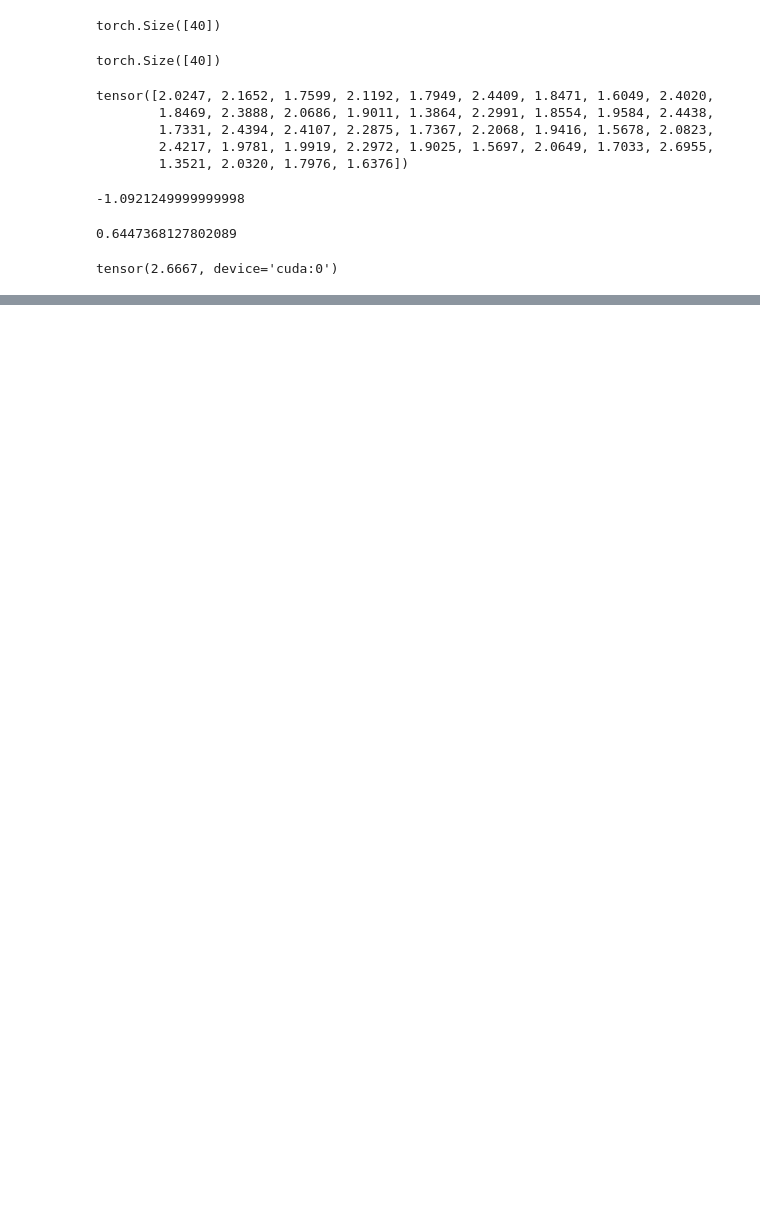
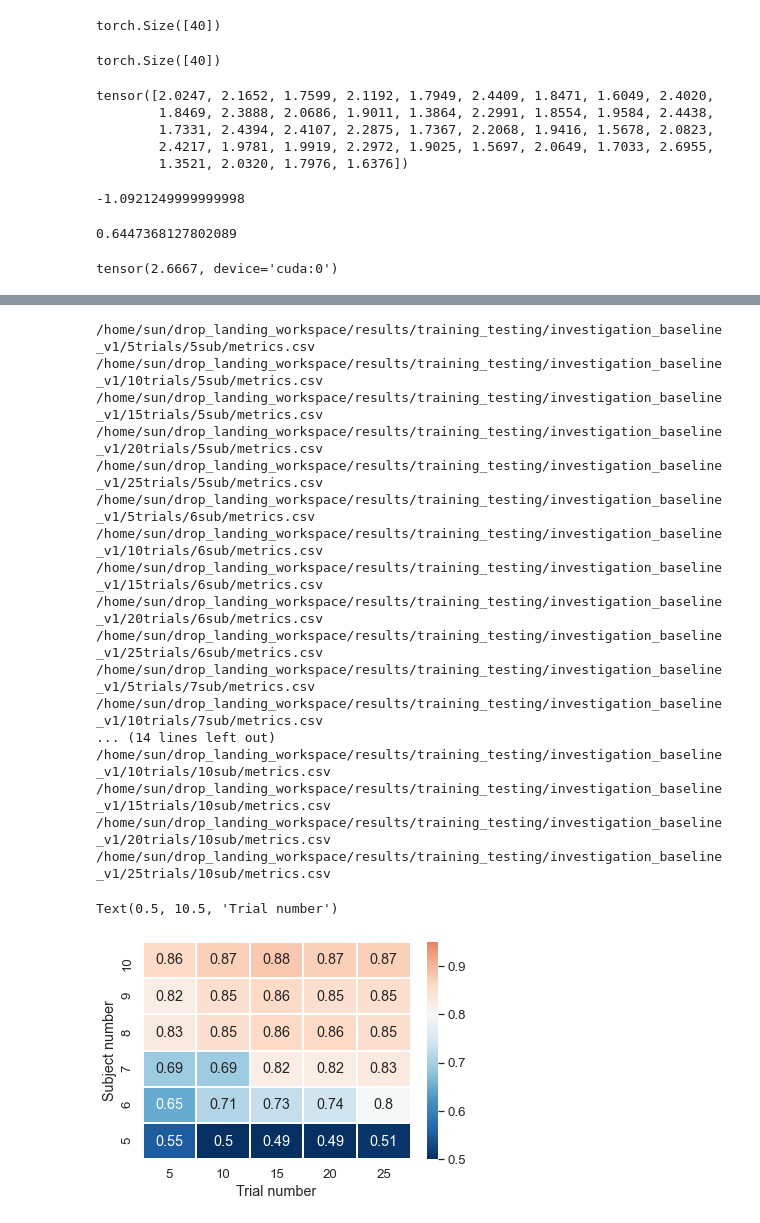
Before and after one commit to sunzhon/transfer_learning_for_droplanding, a Jupyter notebook: jupyter-lab/tf_results_analysis.ipynb, the cells around one changed output, grey strips where cells are left out. Saved outputs shown, nothing was run; the diff lists cells and outputs as text; code cells hidden in the pictures; blank space fills up the shorter version.

```diff
--- a/jupyter-lab/tf_results_analysis.ipynb
+++ b/jupyter-lab/tf_results_analysis.ipynb
@@ -948,0 +1028,34 @@ tensor([-1.6667, -0.6667,  0.3333,  4.3333, -0.6667, -1.6667], device='cuda:0')
+# %%
+# baseline
+combination_investigation_results = [
+    os.path.join(RESULTS_PATH, "training_testing","investigation_baseline_v1",str(trial_idx)+"trials",str(sub_idx)+"sub","testing_result_folders.txt") for sub_idx in range(5,11,1) for trial_idx in range(5,26,5)
+]
+combination_investigation_metrics = [os.path.join(os.path.dirname(folder),"metrics.csv") for folder in combination_investigation_results]
+filters={'drop_value':0.1,'sort_variable':'r2'}
+filters={}
+metrics = parase_list_investigation_metrics(combination_investigation_metrics,**filters)
+
+data = metrics[['trial_num','subject_num','r2']].groupby(['subject_num','trial_num']).mean().round(2).reset_index().pivot('subject_num','trial_num')['r2']
+ax = sns.heatmap(data, vmin=0.5, vmax=0.95,cmap="RdBu_r",center=0.8,annot=True,linewidths=0.3).invert_yaxis()
+plt.ylabel('Subject number')
+plt.xlabel('Trial number')
+# %% [output]
+/home/sun/drop_landing_workspace/results/training_testing/investigation_baseline_v1/5trials/5sub/metrics.csv
+/home/sun/drop_landing_workspace/results/training_testing/investigation_baseline_v1/10trials/5sub/metrics.csv
+/home/sun/drop_landing_workspace/results/training_testing/investigation_baseline_v1/15trials/5sub/metrics.csv
+/home/sun/drop_landing_workspace/results/training_testing/investigation_baseline_v1/20trials/5sub/metrics.csv
+/home/sun/drop_landing_workspace/results/training_testing/investigation_baseline_v1/25trials/5sub/metrics.csv
+/home/sun/drop_landing_workspace/results/training_testing/investigation_baseline_v1/5trials/6sub/metrics.csv
+/home/sun/drop_landing_workspace/results/training_testing/investigation_baseline_v1/10trials/6sub/metrics.csv
+/home/sun/drop_landing_workspace/results/training_testing/investigation_baseline_v1/15trials/6sub/metrics.csv
+/home/sun/drop_landing_workspace/results/training_testing/investigation_baseline_v1/20trials/6sub/metrics.csv
+/home/sun/drop_landing_workspace/results/training_testing/investigation_baseline_v1/25trials/6sub/metrics.csv
+/home/sun/drop_landing_workspace/results/training_testing/investigation_baseline_v1/5trials/7sub/metrics.csv
+/home/sun/drop_landing_workspace/results/training_testing/investigation_baseline_v1/10trials/7sub/metrics.csv
+... (14 lines left out)
+/home/sun/drop_landing_workspace/results/training_testing/investigation_baseline_v1/10trials/10sub/metrics.csv
+/home/sun/drop_landing_workspace/results/training_testing/investigation_baseline_v1/15trials/10sub/metrics.csv
+/home/sun/drop_landing_workspace/results/training_testing/investigation_baseline_v1/20trials/10sub/metrics.csv
+/home/sun/drop_landing_workspace/results/training_testing/investigation_baseline_v1/25trials/10sub/metrics.csv
+Text(0.5, 10.5, 'Trial number')
+[figure, added]
```
Also changed, not shown: parts of 13 cells of this notebook, 13 other files.
